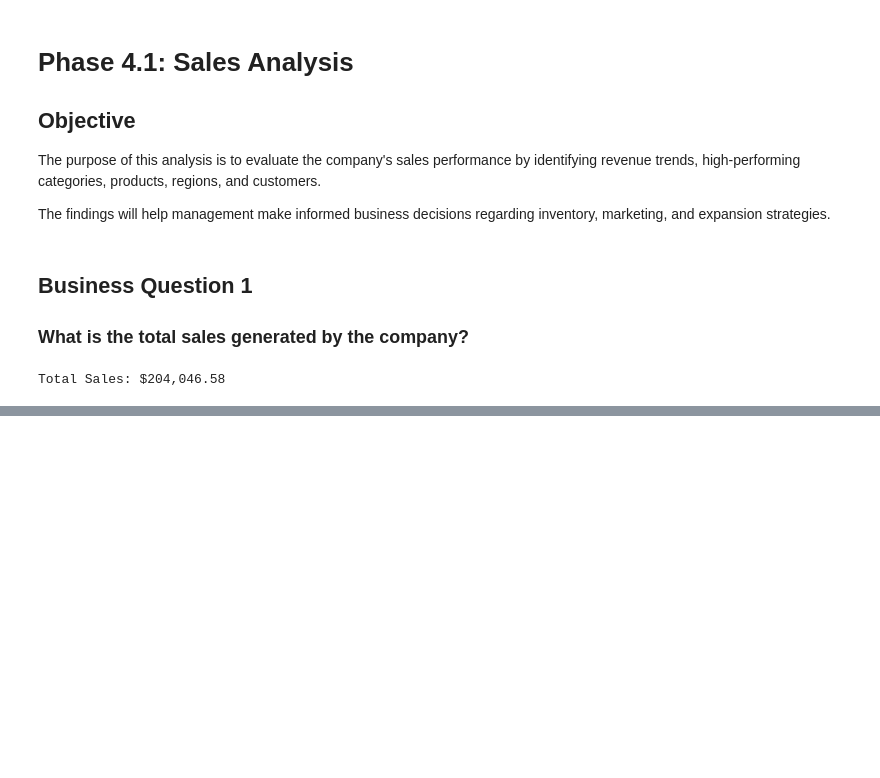
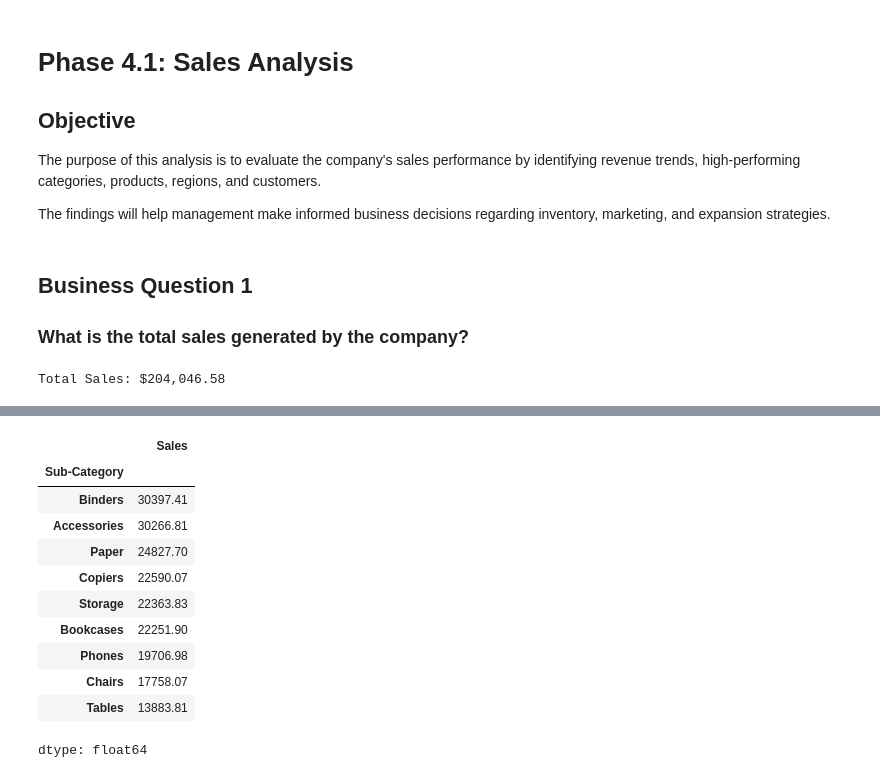
Before and after one commit to Souptikbej/Ecommerce-Sales-EDA, a Jupyter notebook: notebooks/Ecommerce_EDA.ipynb, the cells around one changed output, grey strips where cells are left out. Drawn from its saved outputs; the diff is of its cells as text; code cells hidden in the pictures; blank space fills up the shorter version.

```diff
--- a/notebooks/Ecommerce_EDA.ipynb
+++ b/notebooks/Ecommerce_EDA.ipynb
@@ -438,0 +483,15 @@ Total Sales: $204,046.58
+# %%
+df.groupby("Sub-Category")["Sales"].sum().sort_values(ascending=False)
+# %% [output]
+|  | Sales |
+| Sub-Category |  |
+| Binders | 30397.41 |
+| Accessories | 30266.81 |
+| Paper | 24827.70 |
+| Copiers | 22590.07 |
+| Storage | 22363.83 |
+| Bookcases | 22251.90 |
+| Phones | 19706.98 |
+| Chairs | 17758.07 |
+| Tables | 13883.81 |
+dtype: float64
```
Also changed, not shown: parts of 13 cells of this notebook.
